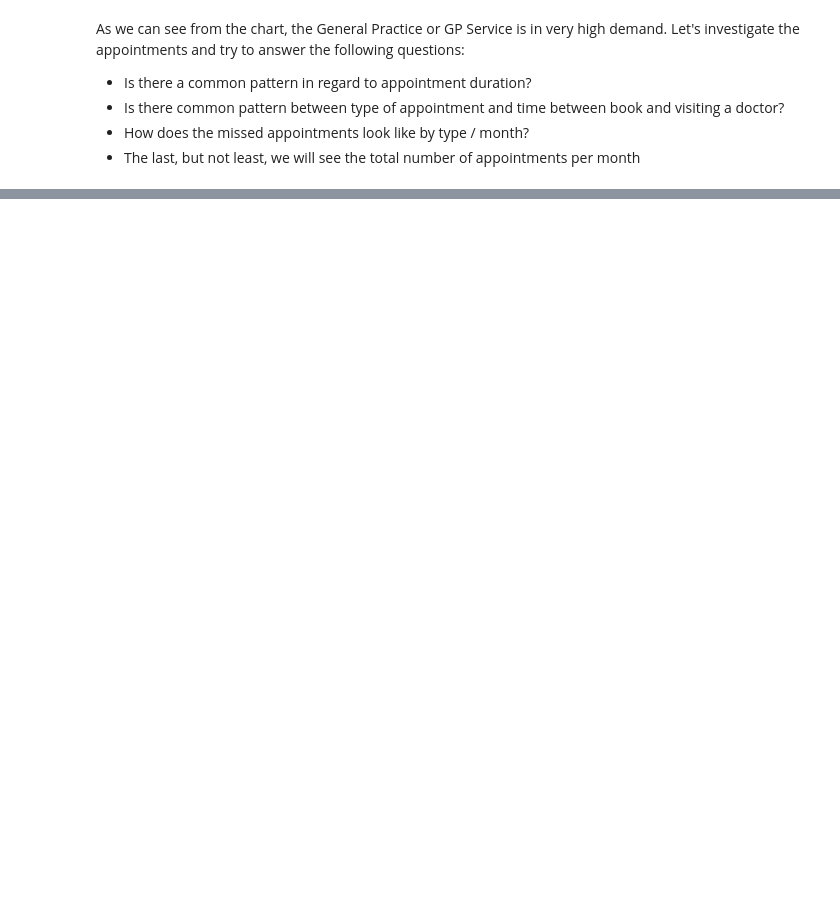
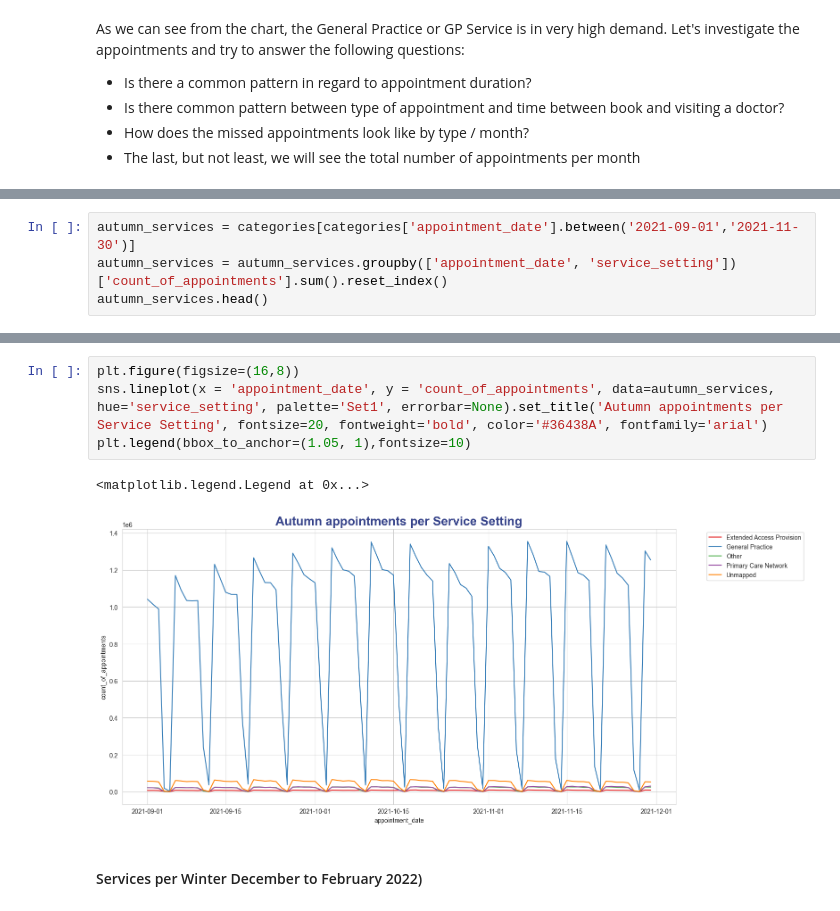
Before and after one commit to DimaBrikach/NHS_Assignment, a Jupyter notebook: Dzmitry_Brykach_DA201_Assignment.ipynb, the cells around one changed output, grey strips where cells are left out. Cells and saved outputs as stored; diff of their text form; blank space fills up the shorter version.

```diff
--- a/Dzmitry_Brykach_DA201_Assignment.ipynb
+++ b/Dzmitry_Brykach_DA201_Assignment.ipynb
@@ -486,0 +432,4 @@ Let's investigate the appointments and try to answer the following questions:
+# %%
+autumn_services = categories[categories['appointment_date'].between('2021-09-01','2021-11-30')]
+autumn_services = autumn_services.groupby(['appointment_date', 'service_setting'])['count_of_appointments'].sum().reset_index()
+autumn_services.head()
@@ -486,0 +443,9 @@ Let's investigate the appointments and try to answer the following questions:
+# %%
+plt.figure(figsize=(16,8))
+sns.lineplot(x = 'appointment_date', y = 'count_of_appointments', data=autumn_services, hue='service_setting', palette='Set1', errorbar=None).set_title('Autumn appointments per Service Setting', fontsize=20, fontweight='bold', color='#36438A', fontfamily='arial')
+plt.legend(bbox_to_anchor=(1.05, 1),fontsize=10)
+# %% [output]
+<matplotlib.legend.Legend at 0x...>
+[figure, added]
+# %% [markdown]
+#### Services per Winter December to February 2022)
```
Also changed, not shown: parts of 67 cells of this notebook.
